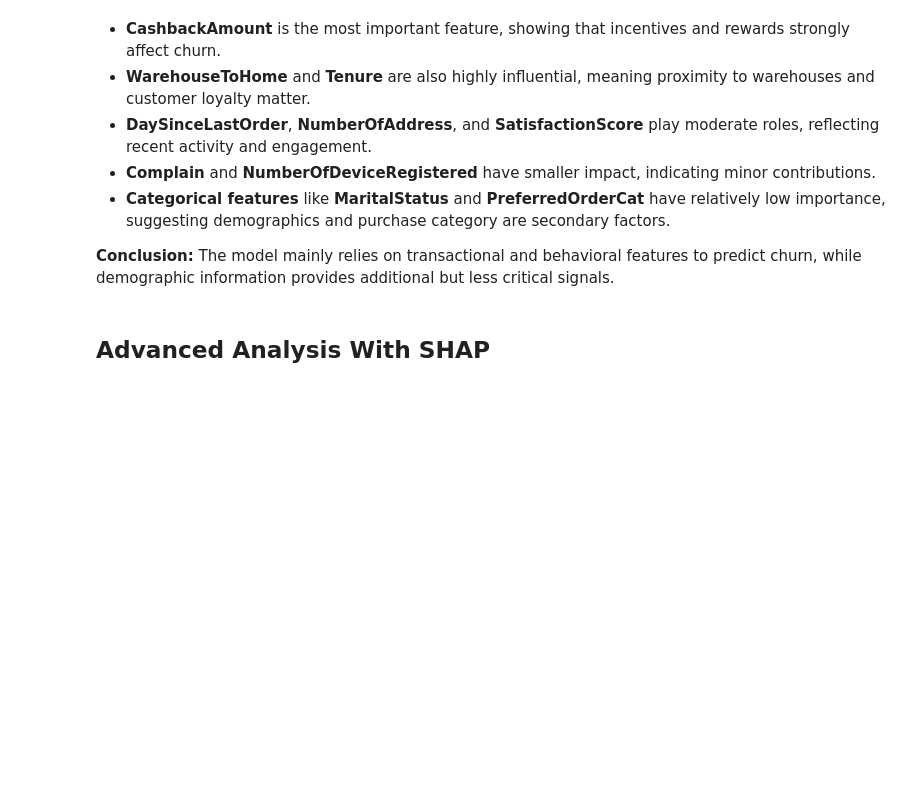
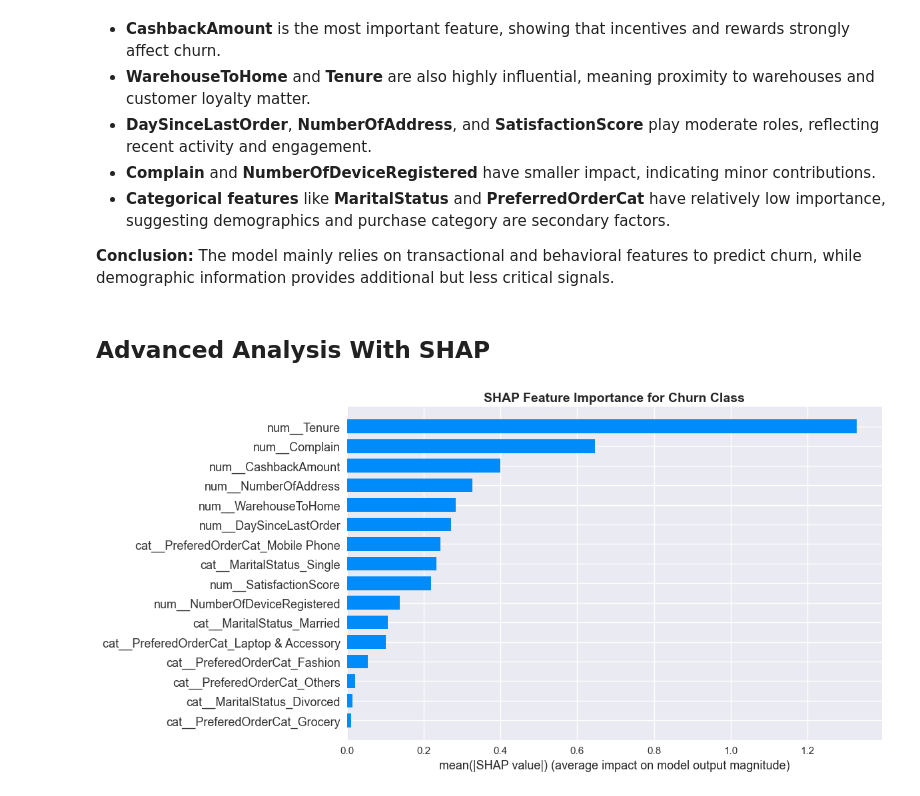
Before and after one commit to nayana-sisil/predictive-customer-churn-ecommerce-retention, a Jupyter notebook: cutomer_churn.ipynb, the cells around one changed output. Cells and saved outputs as stored; diff of their text form; code cells hidden in the pictures; blank space fills up the shorter version.

Commit message:
shap anyalisis

```diff
--- a/cutomer_churn.ipynb
+++ b/cutomer_churn.ipynb
@@ -1893,3 +1893,15 @@ plt.show()
 **Conclusion:** The model mainly relies on transactional and behavioral features to predict churn, while demographic information provides additional but less critical signals.
 # %% [markdown]
 ## Advanced Analysis With SHAP
+# %%
+lgbm_model = final_model.named_steps['classfier']
+
+explainer = shap.TreeExplainer(lgbm_model)
+shap_values = explainer.shap_values(X_test_preprocessed)
+
+shap.summary_plot(shap_values, X_test_preprocessed, plot_type="bar", show=False, plot_size=(12, 6))
+plt.title('SHAP Feature Importance for Churn Class', fontsize=14, fontweight='bold')
+plt.tight_layout()
+plt.show()
+# %% [output]
+[figure, added]
```
Also changed, not shown: parts of 3 cells of this notebook.
